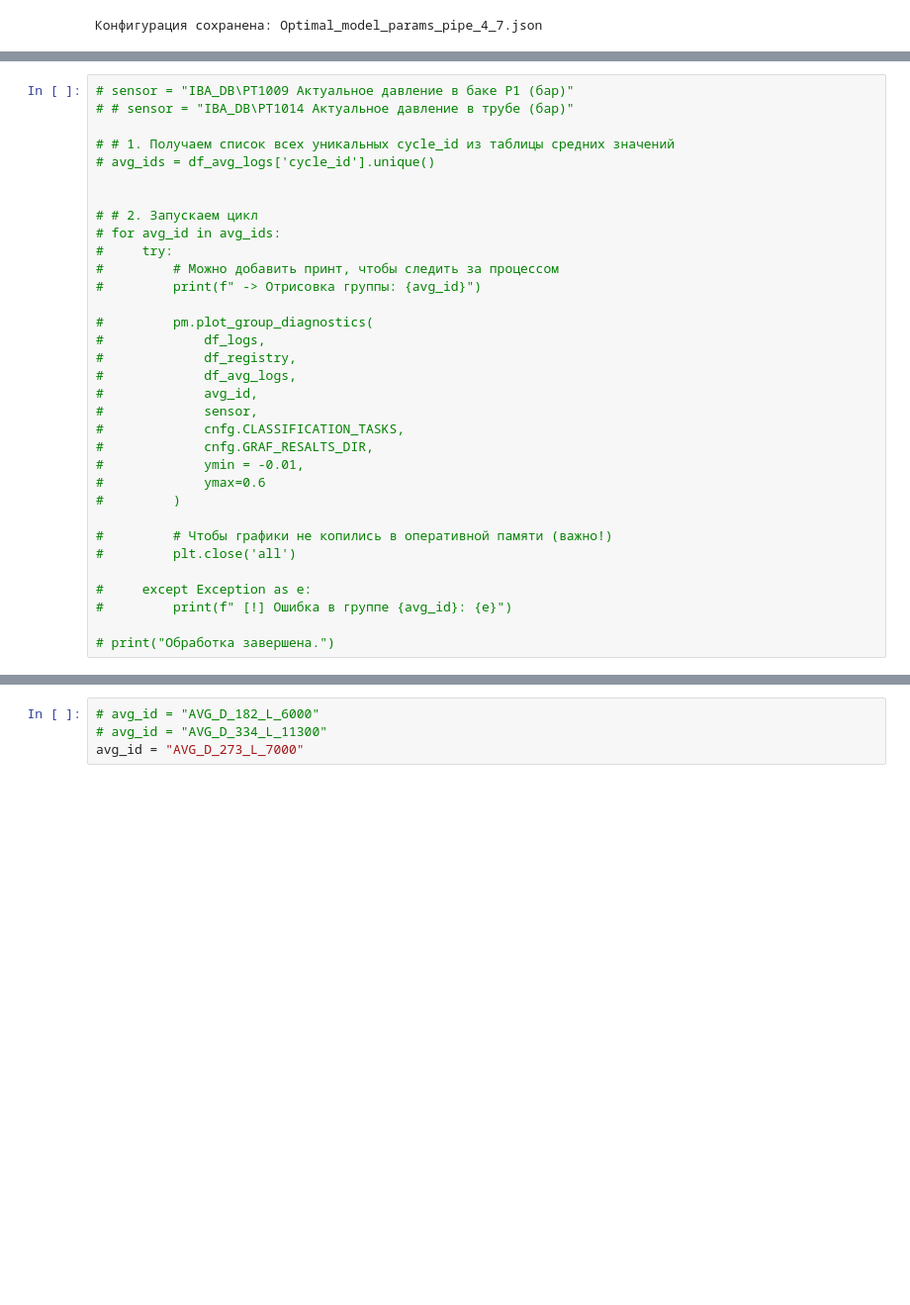
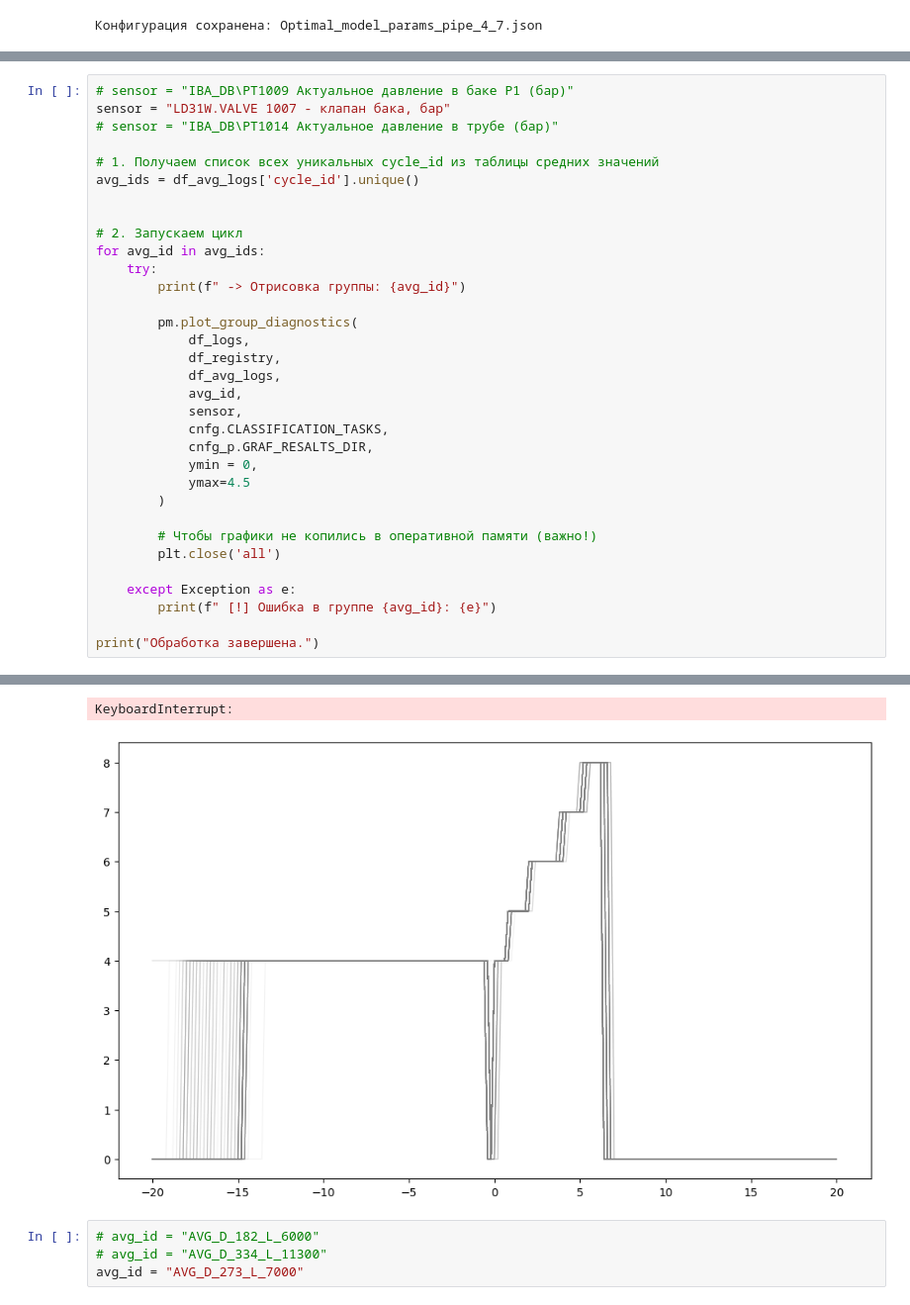
Before and after one commit to Chamipu/Deoxidation_analytical_model-, a Jupyter notebook: main_AnaliticModel.ipynb, the cells around one changed output, grey strips where cells are left out. Shown at 99% size. Cells and saved outputs as stored; diff of their text form; blank space fills up the shorter version.

```diff
--- a/main_AnaliticModel.ipynb
+++ b/main_AnaliticModel.ipynb
@@ -258,33 +419,34 @@ plt.ylim(-0.05, 0.6)
 # %%
 # sensor = "IBA_DB\PT1009 Актуальное давление в баке P1 (бар)"
-# # sensor = "IBA_DB\PT1014 Актуальное давление в трубе (бар)"
+sensor = "LD31W.VALVE 1007 - клапан бака, бар"
+# sensor = "IBA_DB\PT1014 Актуальное давление в трубе (бар)"
 
-# # 1. Получаем список всех уникальных cycle_id из таблицы средних значений
-# avg_ids = df_avg_logs['cycle_id'].unique()
+# 1. Получаем список всех уникальных cycle_id из таблицы средних значений
+avg_ids = df_avg_logs['cycle_id'].unique()
 
 
-# # 2. Запускаем цикл
-# for avg_id in avg_ids:
-#     try:
-#         # Можно добавить принт, чтобы следить за процессом
-#         print(f" -> Отрисовка группы: {avg_id}")
+# 2. Запускаем цикл
+for avg_id in avg_ids:
+    try:
+        print(f" -> Отрисовка группы: {avg_id}")
 
-#         pm.plot_group_diagnostics(
-#             df_logs,
-#             df_registry,
-#             df_avg_logs,
-#             avg_id,
-#             sensor,
-#             cnfg.CLASSIFICATION_TASKS,
-#             cnfg.GRAF_RESALTS_DIR,
-#             ymin = -0.01,
-#             ymax=0.6
-#         )
+        pm.plot_group_diagnostics(
+            df_logs,
+            df_registry,
+            df_avg_logs,
+            avg_id,
+            sensor,
+            cnfg.CLASSIFICATION_TASKS,
+            cnfg_p.GRAF_RESALTS_DIR,
+            ymin = 0,
+            ymax=4.5
+        )
 
-#         # Чтобы графики не копились в оперативной памяти (важно!)
-#         plt.close('all')
+        # Чтобы графики не копились в оперативной памяти (важно!)
+        plt.close('all')
 
-#     except Exception as e:
-#         print(f" [!] Ошибка в группе {avg_id}: {e}")
+    except Exception as e:
+        print(f" [!] Ошибка в группе {avg_id}: {e}")
 
-# print("Обработка завершена.")
+print("Обработка завершена.")
+# %% [output]
@@ -291,3 +464,5 @@ plt.ylim(-0.05, 0.6)
+KeyboardInterrupt:
+[figure, added]
 # %%
 # avg_id = "AVG_D_182_L_6000"
 # avg_id = "AVG_D_334_L_11300"
```
Also changed, not shown: parts of 21 cells of this notebook, 18 other files.
